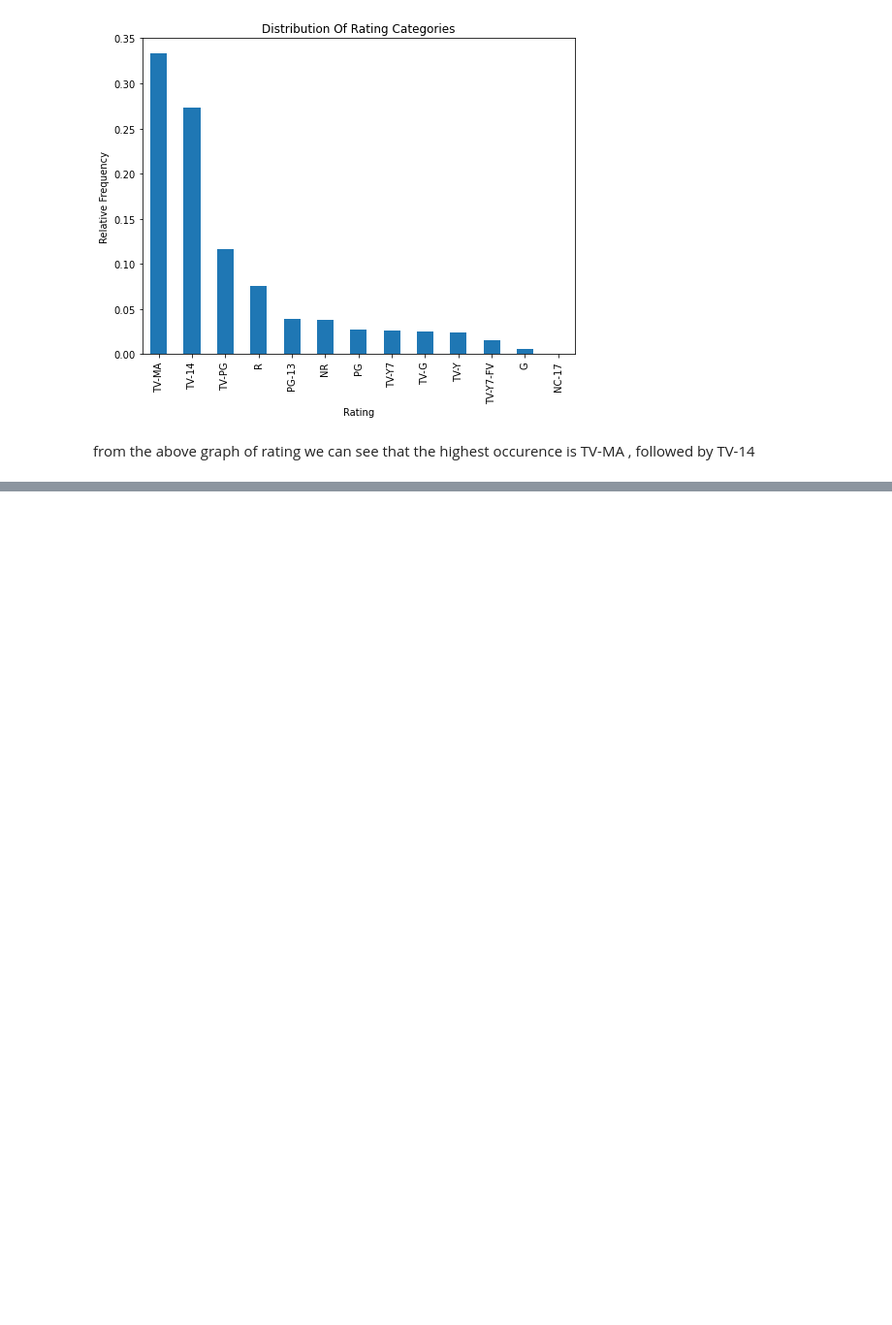
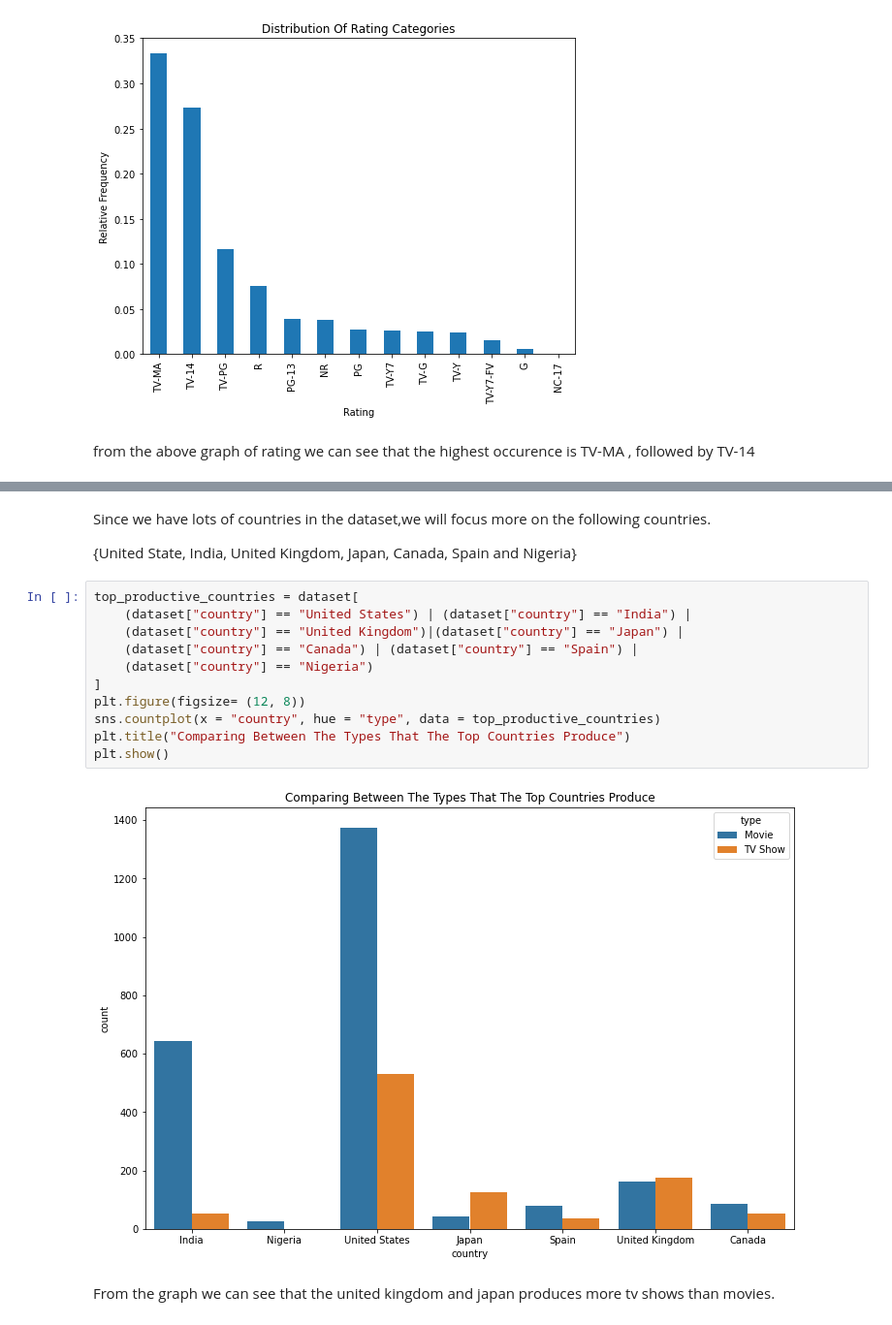
Before and after one commit to shoptsc/Data_Analysis_Projects, a Jupyter notebook: Netflix_EDA/Netflix_EDA.ipynb, the cells around one changed output, grey strips where cells are left out. Shown at 97% size. Cells and saved outputs as stored; diff of their text form; blank space fills up the shorter version.

```diff
--- a/Netflix_EDA/Netflix_EDA.ipynb
+++ b/Netflix_EDA/Netflix_EDA.ipynb
@@ -137,0 +162,19 @@ from the above graph of rating we can see that the highest occurence is TV-MA ,
+# %% [markdown]
+Since we have lots of countries in the dataset,we will focus more on the following countries.
+
+{United State, India, United Kingdom, Japan, Canada, Spain and Nigeria}
+# %%
+top_productive_countries = dataset[
+    (dataset["country"] == "United States") | (dataset["country"] == "India") |
+    (dataset["country"] == "United Kingdom")|(dataset["country"] == "Japan") |
+    (dataset["country"] == "Canada") | (dataset["country"] == "Spain") |
+    (dataset["country"] == "Nigeria")
+]
+plt.figure(figsize= (12, 8))
+sns.countplot(x = "country", hue = "type", data = top_productive_countries)
+plt.title("Comparing Between The Types That The Top Countries Produce")
+plt.show()
+# %% [output]
+[figure, added]
+# %% [markdown]
+From the graph we can see that the united kingdom and japan produces more tv shows than movies.
```
Also changed, not shown: parts of 3 cells of this notebook.
